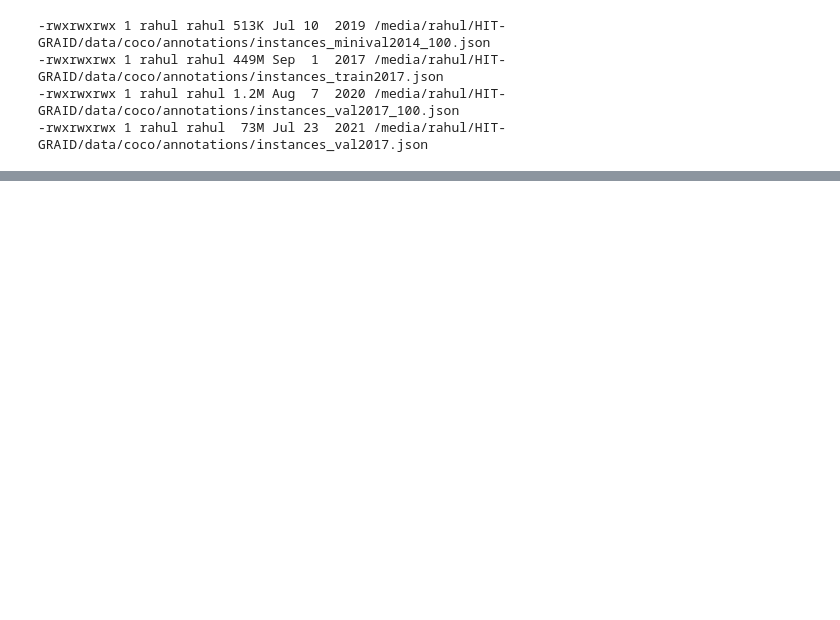
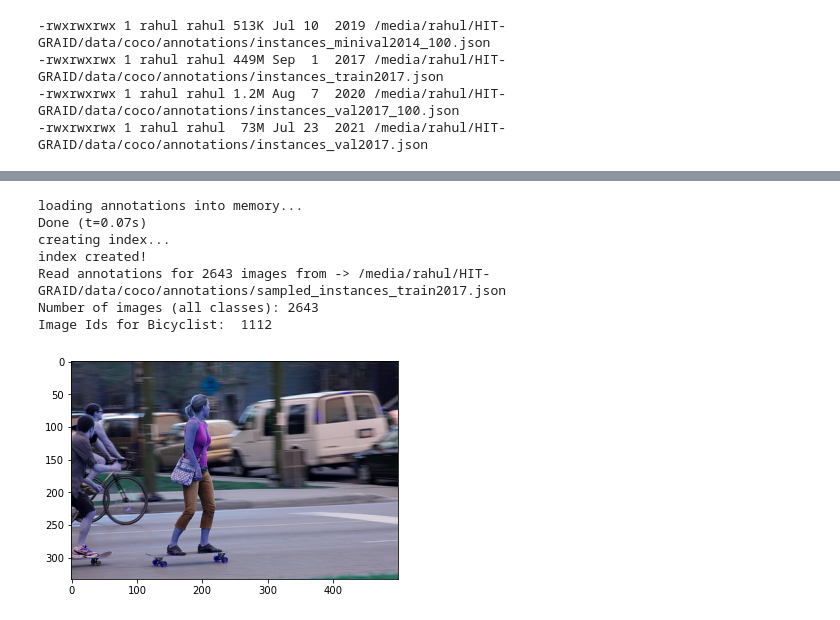
Before and after one commit to karmarv/udacity-aws-sagemaker-capstone, a Jupyter notebook: samples/coco_sampler.ipynb, the cells around one changed output, grey strips where cells are left out. Cells and saved outputs as stored; diff of their text form; code cells hidden in the pictures; blank space fills up the shorter version.

```diff
--- a/samples/coco_sampler.ipynb
+++ b/samples/coco_sampler.ipynb
@@ -175,0 +153,19 @@ plt. imshow(val2017.load_image(10))
+# %%
+def show_ann_type(ann_type, index):
+    ann_file = "sampled_instances_{}.json".format(ann_type)
+    coco_custom = COCODatasetCustom(data_dir=COCO_DATA_HOME, json_file=ann_file, name=ann_type)
+    print("Number of images (all classes):", len(coco_custom.ids))
+    imgids = coco_custom.coco.getImgIds(catIds=[101])
+    print("Image Ids for Bicyclist: ",len(imgids))
+    plt.imshow(coco_custom.load_image(index))
+# %%
+show_ann_type(ann_type="train2017", index = 53)
+# %% [output]
+loading annotations into memory...
+Done (t=0.07s)
+creating index...
+index created!
+Read annotations for 2643 images from -> /media/rahul/HIT-GRAID/data/coco/annotations/sampled_instances_train2017.json
+Number of images (all classes): 2643
+Image Ids for Bicyclist:  1112
+[figure, added]
```
Also changed, not shown: parts of 19 cells of this notebook, 6 other files.
